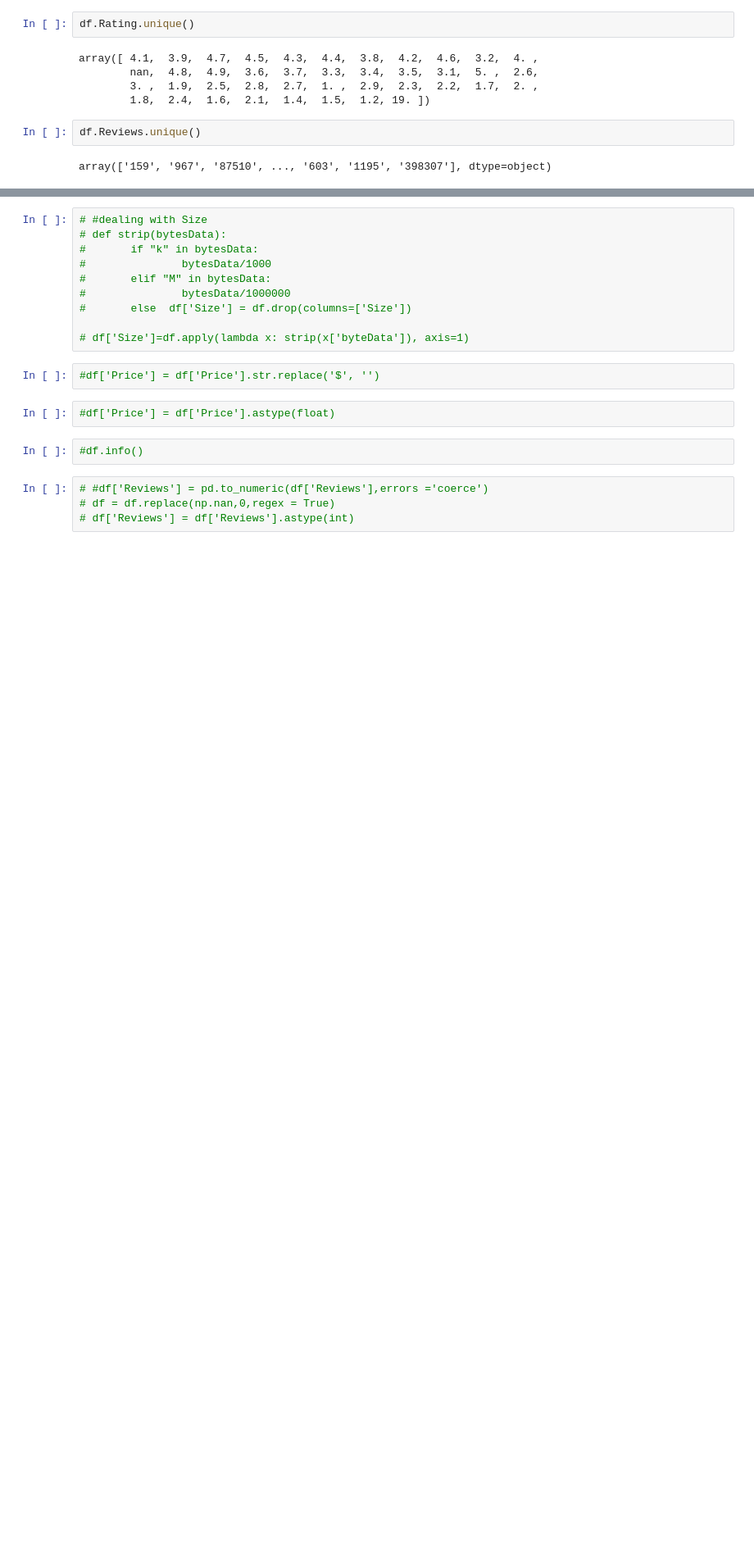
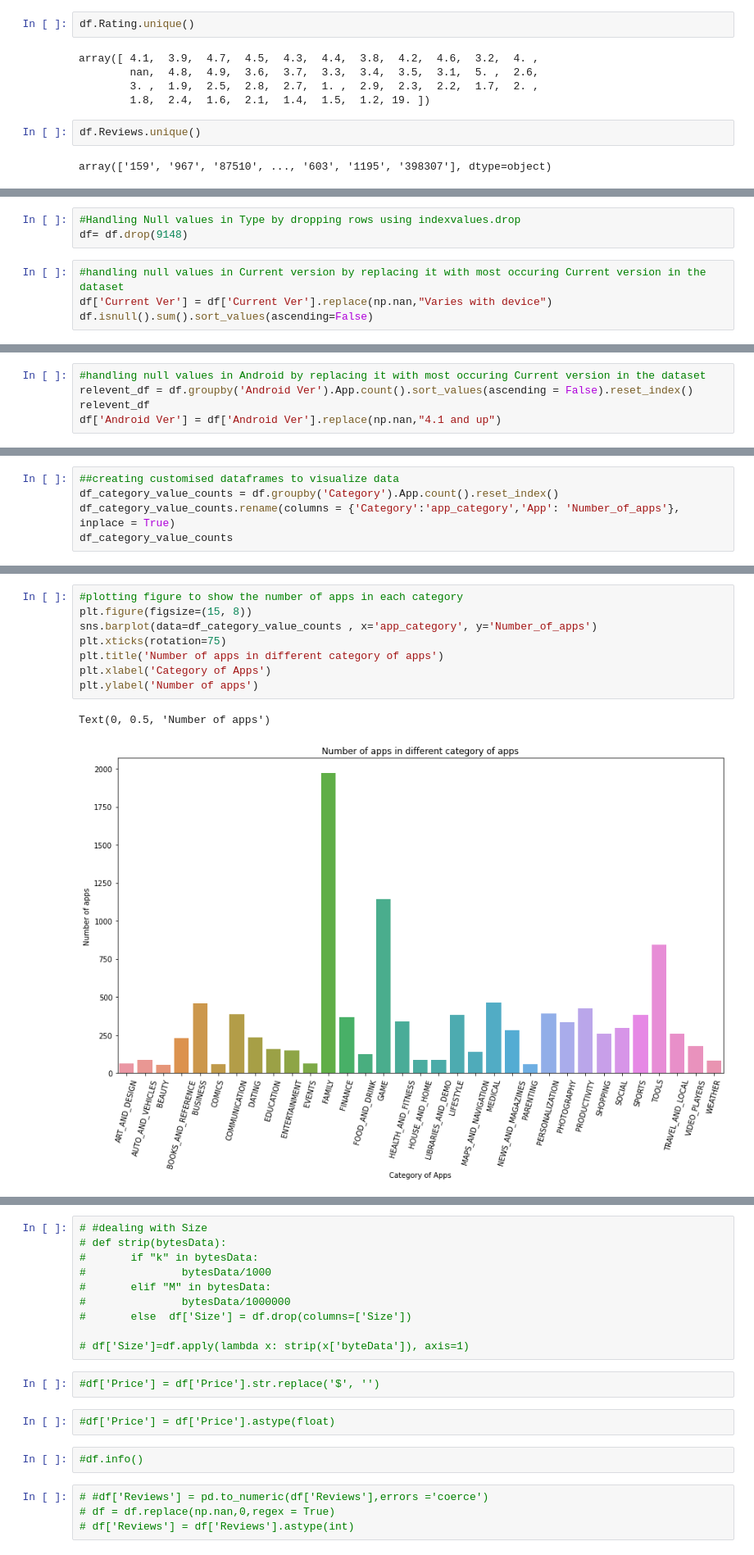
Before and after one commit to saumyadash9/Play-Store-App-Review-Analysis-Capstone-Project, a Jupyter notebook: Saumya_Dash_of_Play_Store_App_Review_Analysis_Capstone_Project.ipynb, the cells around one changed output, grey strips where cells are left out. Shown: that part at 82% size. Saved outputs shown, nothing was run; the diff lists cells and outputs as text; blank space fills up the shorter version.

```diff
--- a/Saumya_Dash_of_Play_Store_App_Review_Analysis_Capstone_Project.ipynb
+++ b/Saumya_Dash_of_Play_Store_App_Review_Analysis_Capstone_Project.ipynb
@@ -331,0 +360,7 @@ array(['Free', 'Paid', nan], dtype=object)
+# %%
+#Handling Null values in Type by dropping rows using indexvalues.drop
+df= df.drop(9148)
+# %%
+#handling null values in Current version by replacing it with most occuring Current version in the dataset
+df['Current Ver'] = df['Current Ver'].replace(np.nan,"Varies with device")
+df.isnull().sum().sort_values(ascending=False)
@@ -331,0 +382,5 @@ array(['Free', 'Paid', nan], dtype=object)
+# %%
+#handling null values in Android by replacing it with most occuring Current version in the dataset
+relevent_df = df.groupby('Android Ver').App.count().sort_values(ascending = False).reset_index()
+relevent_df
+df['Android Ver'] = df['Android Ver'].replace(np.nan,"4.1 and up")
@@ -331,0 +468,5 @@ array(['Free', 'Paid', nan], dtype=object)
+# %%
+##creating customised dataframes to visualize data
+df_category_value_counts = df.groupby('Category').App.count().reset_index()
+df_category_value_counts.rename(columns = {'Category':'app_category','App': 'Number_of_apps'}, inplace = True)
+df_category_value_counts
@@ -331,0 +514,11 @@ array(['Free', 'Paid', nan], dtype=object)
+# %%
+#plotting figure to show the number of apps in each category
+plt.figure(figsize=(15, 8))
+sns.barplot(data=df_category_value_counts , x='app_category', y='Number_of_apps')
+plt.xticks(rotation=75)
+plt.title('Number of apps in different category of apps')
+plt.xlabel('Category of Apps')
+plt.ylabel('Number of apps')
+# %% [output]
+Text(0, 0.5, 'Number of apps')
+[figure, added]
```
Also changed, not shown: parts of 59 cells of this notebook.
